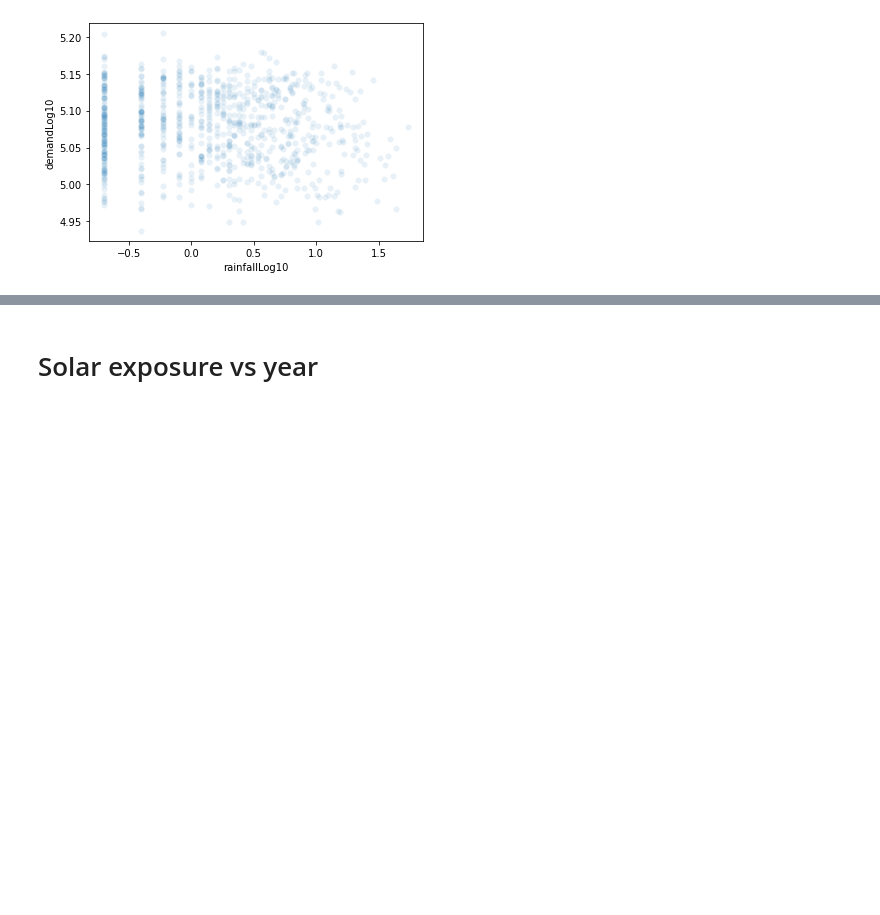
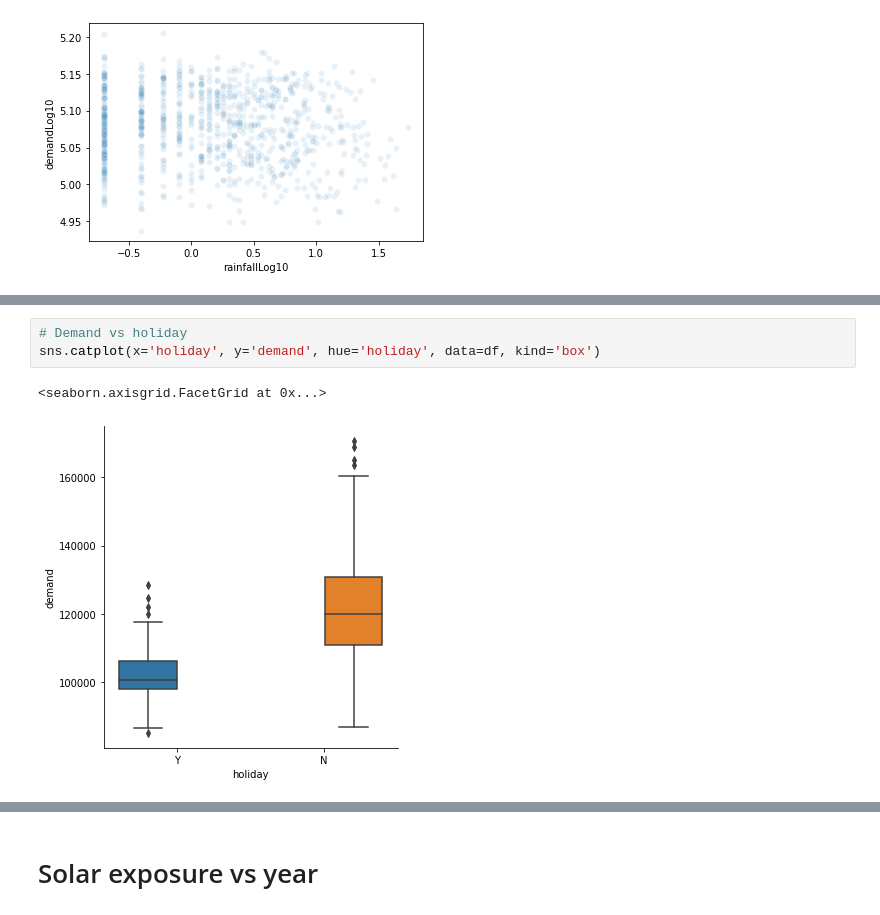
Before and after one commit to shlondon/ElectricityMarket-DataCamp, a Jupyter notebook: BrainStorm.ipynb, the cells around one changed output, grey strips where cells are left out. Drawn from its saved outputs; the diff is of its cells as text; blank space fills up the shorter version.

```diff
--- a/BrainStorm.ipynb
+++ b/BrainStorm.ipynb
@@ -551,0 +614,6 @@ plt.show()
+# %%
+# Demand vs holiday
+sns.catplot(x='holiday', y='demand', hue='holiday', data=df, kind='box')
+# %% [output]
+<seaborn.axisgrid.FacetGrid at 0x...>
+[figure, added]
```
Also changed, not shown: parts of 8 cells of this notebook.
